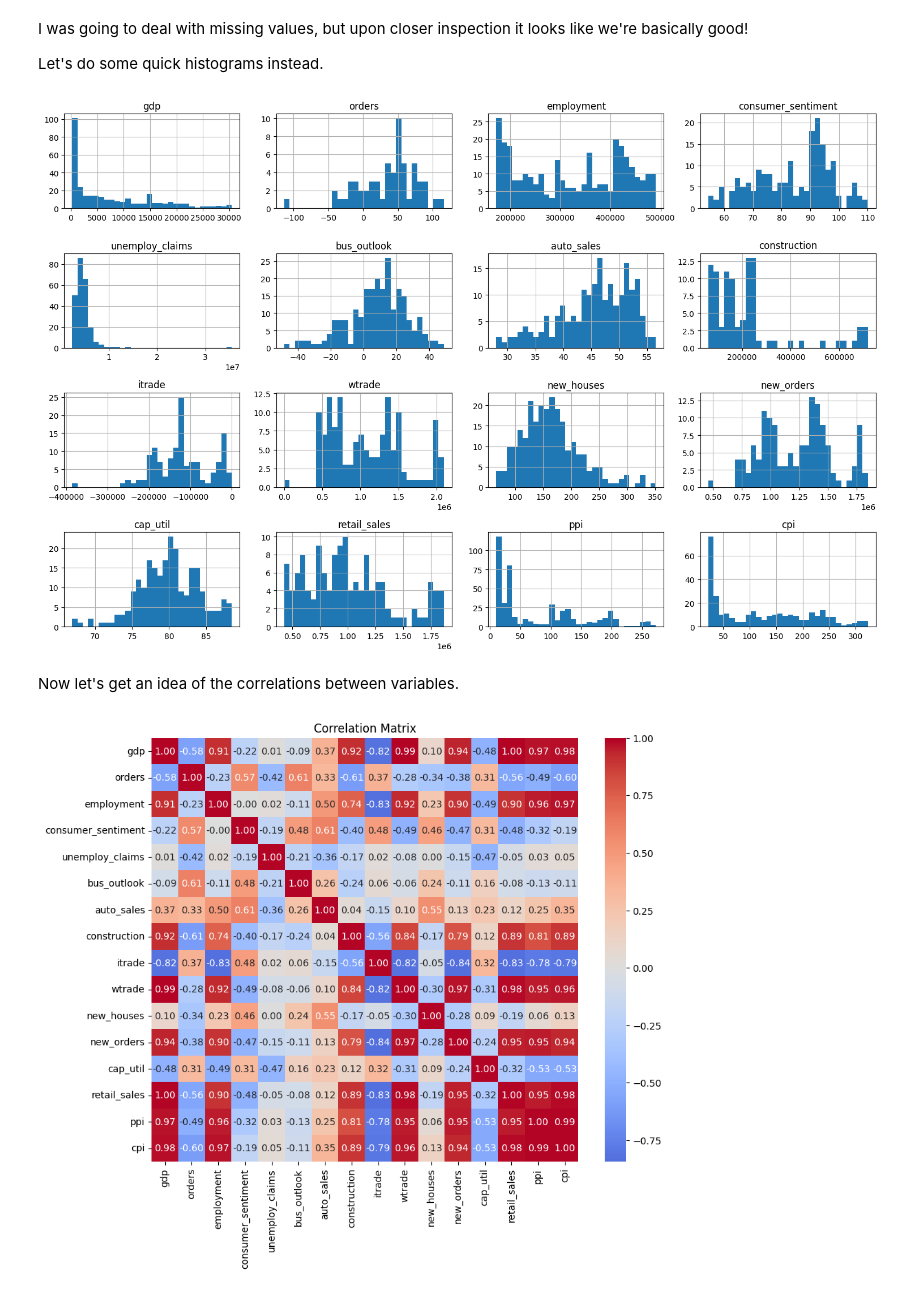
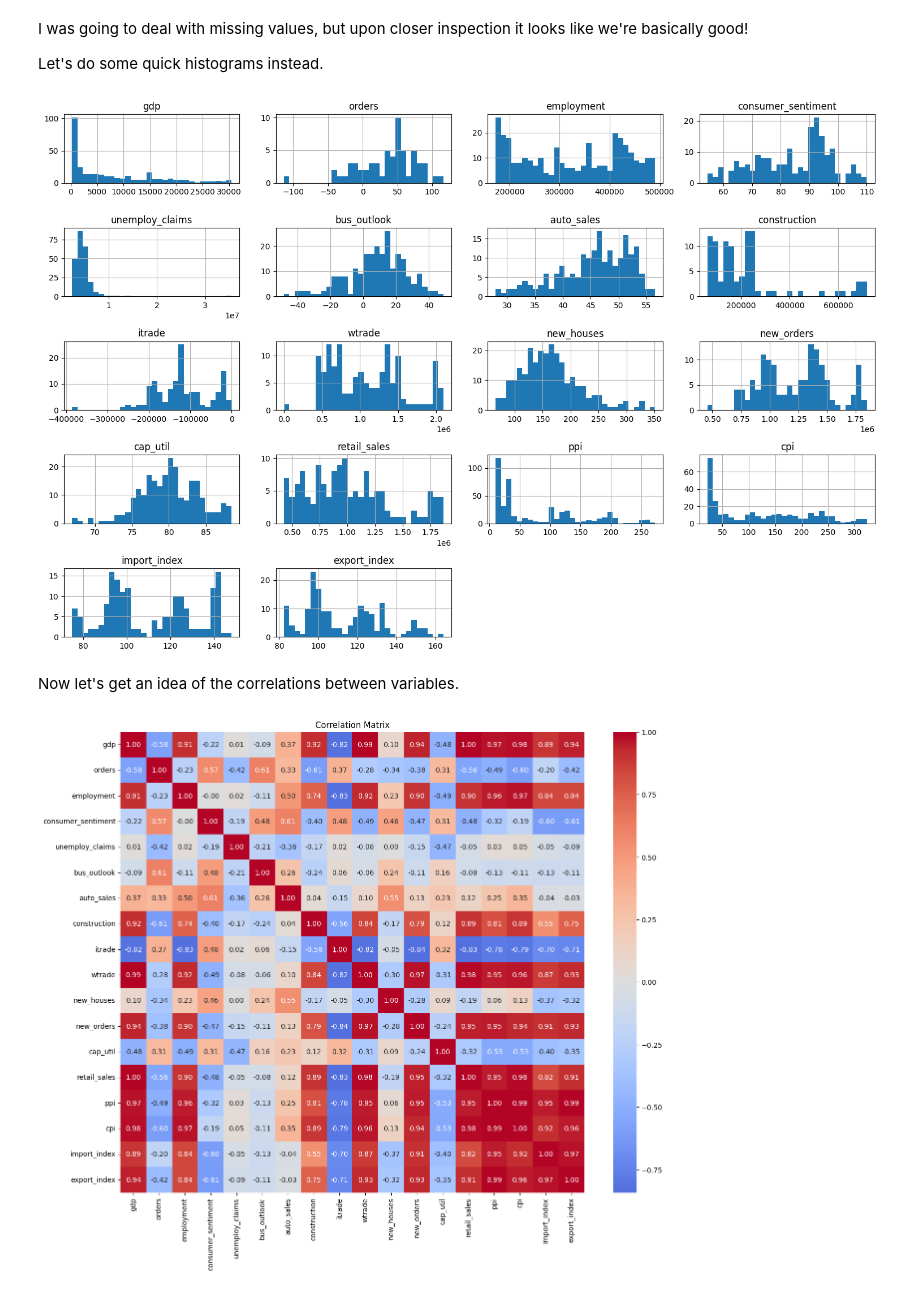
Before and after one commit to alejandrog-alt/6103-fall-25-Kennedy-Kuscu-Gomez, a Jupyter notebook: code/wpk_data_load.ipynb, the cells around one changed output. Cells and saved outputs as stored; diff of their text form; code cells hidden in the pictures.

Commit message:
util

```diff
--- a/code/wpk_data_load.ipynb
+++ b/code/wpk_data_load.ipynb
@@ -285,11 +288,22 @@ cpi = cpi.set_index("date").sort_index()
 cpi_q = cpi["CPIAUCSL"].resample("Q").mean().reset_index()
 cpi_q = cpi_q[["date", "CPIAUCSL"]]
 cpi_q.rename(columns={'CPIAUCSL': 'cpi'}, inplace=True)
-
+#import and export index quarterly conversion
 from utils import read_wide_monthly_to_quarterly
+from utils import read_monthly_flow_to_quarterly_sum
 
 import_index_q = read_wide_monthly_to_quarterly(
     "../data/import_index.csv",
     value_name="import_index"
 )
+export_index_q = read_wide_monthly_to_quarterly(
+    "../data/export_index.csv",
+    value_name="export_index")
+
+mts_q = read_monthly_flow_to_quarterly_sum(
+    "/../data/fed_surplus_deficit.csv",
+    value_name="federal_deficit"
+)
+
+mts_q.head()
 # %% [output]
@@ -318,15 +330,15 @@ data[numeric_cols].hist(bins=30, figsize=(15, 10))
 plt.tight_layout()
 plt.show()
 # %% [output]
-[figure, old version]
+[figure, new version]
 # %% [markdown]
 Now let's get an idea of the correlations between variables.
 # %%
 corr = data.select_dtypes(include="number").corr()
 
-plt.figure(figsize=(10, 8))
+plt.figure(figsize=(15, 12))
 sns.heatmap(corr, annot=True, fmt=".2f", cmap="coolwarm", center=0)
 plt.title("Correlation Matrix")
 plt.show()
 # %% [output]
-[figure, old version]
+[figure, new version]
```
Also changed, not shown: parts of 3 cells of this notebook.
